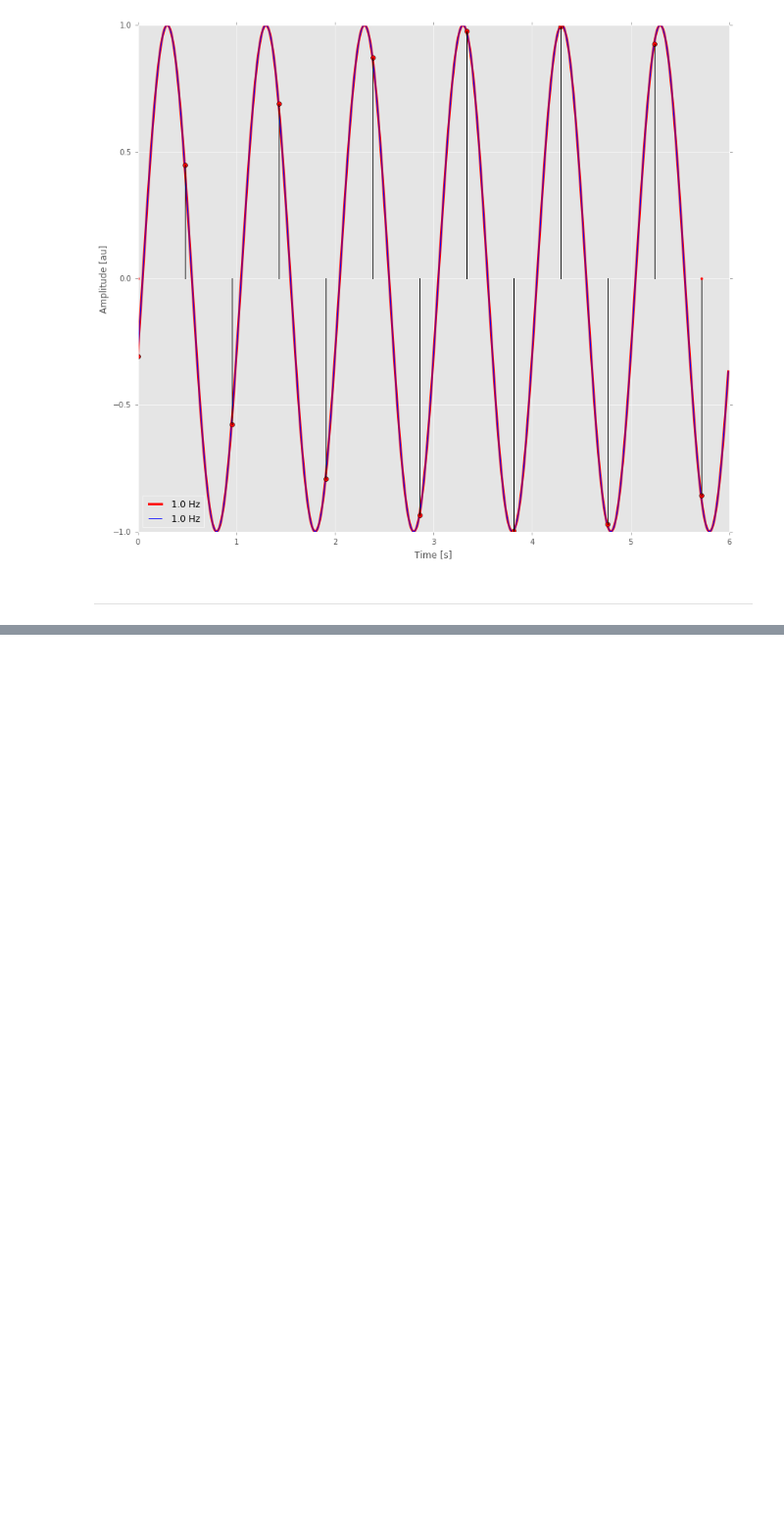
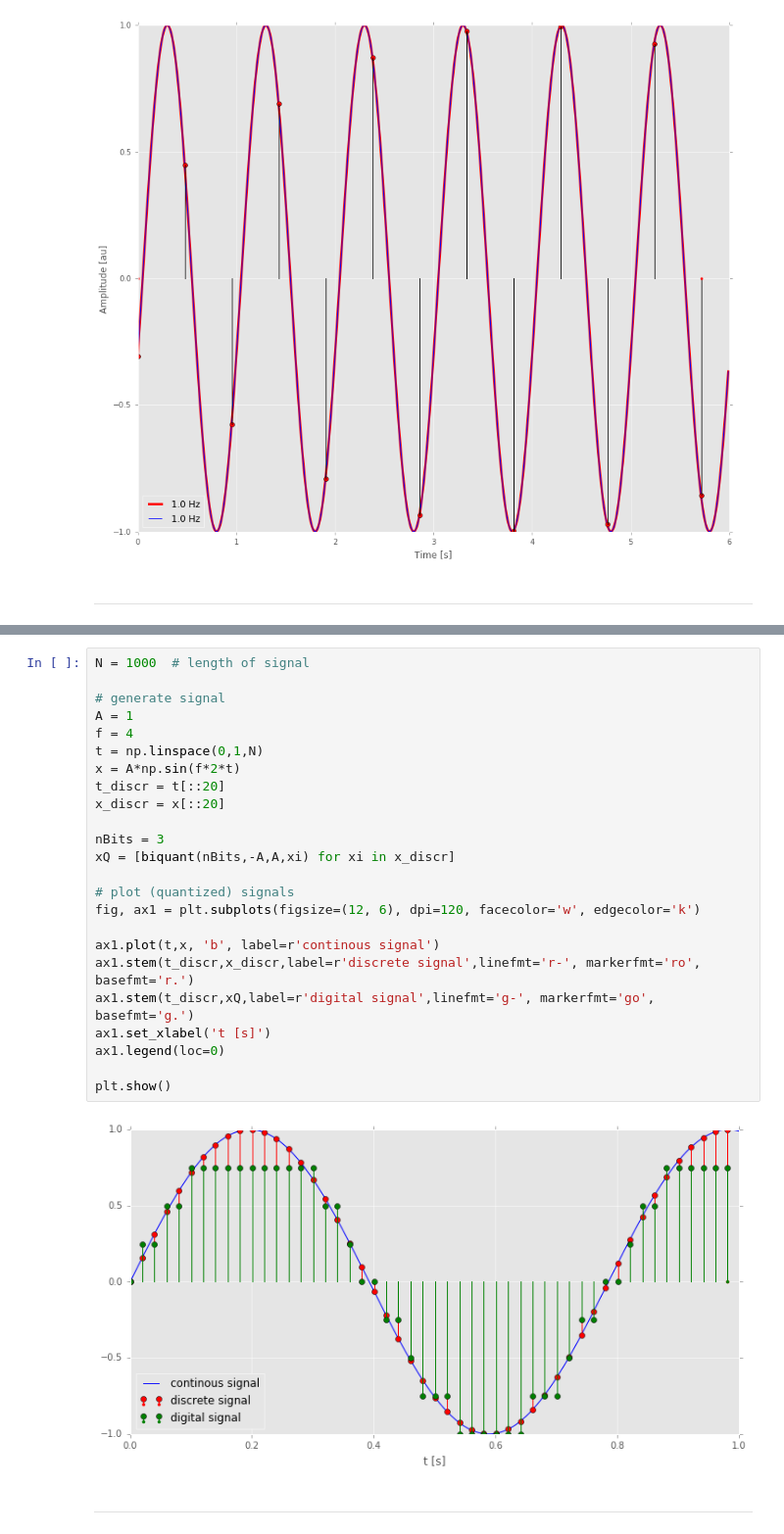
Before and after one commit to hkortier/DSP, a Jupyter notebook: DSB1.ipynb, the cells around one changed output, grey strips where cells are left out. Shown at 98% size. Cells and saved outputs as stored; diff of their text form; blank space fills up the shorter version.

```diff
--- a/DSB1.ipynb
+++ b/DSB1.ipynb
@@ -89,0 +135,28 @@ interactive(aliasingExample, fs=(0,3,0.02), f1 = (0,3,0.5))
+# %%
+N = 1000  # length of signal
+
+# generate signal
+A = 1
+f = 4
+t = np.linspace(0,1,N)
+x = A*np.sin(f*2*t)
+t_discr = t[::20]
+x_discr = x[::20]
+
+nBits = 3
+xQ = [biquant(nBits,-A,A,xi) for xi in x_discr]
+
+# plot (quantized) signals
+fig, ax1 = plt.subplots(figsize=(12, 6), dpi=120, facecolor='w', edgecolor='k')
+
+ax1.plot(t,x, 'b', label=r'continous signal')
+ax1.stem(t_discr,x_discr,label=r'discrete signal',linefmt='r-', markerfmt='ro', basefmt='r.')
+ax1.stem(t_discr,xQ,label=r'digital signal',linefmt='g-', markerfmt='go', basefmt='g.')
+ax1.set_xlabel('t [s]')
+ax1.legend(loc=0)
+
+plt.show()
+# %% [output]
+[figure, added]
+# %% [markdown]
+----
```
Also changed, not shown: parts of 5 cells of this notebook, 1 other file.
